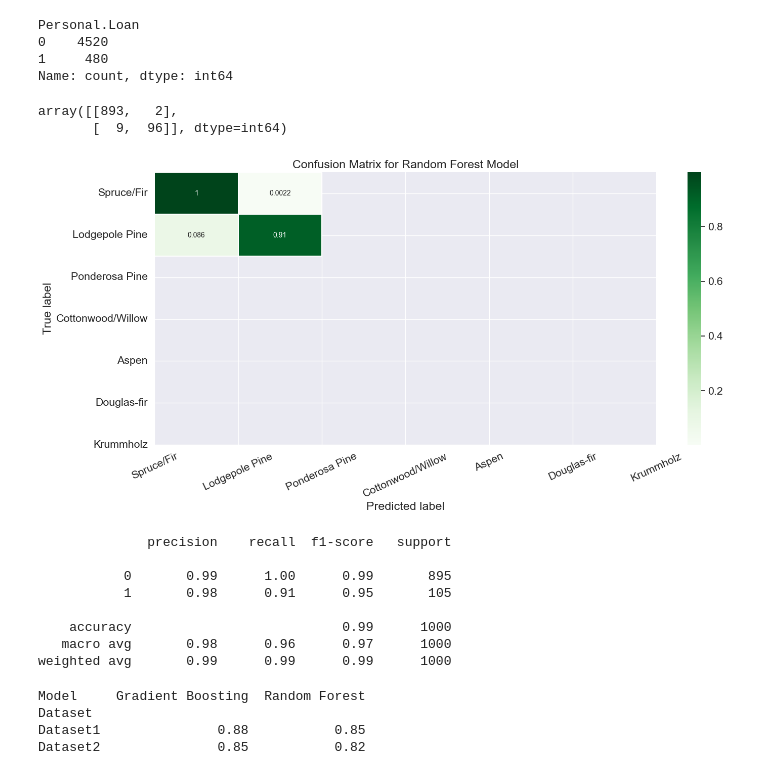
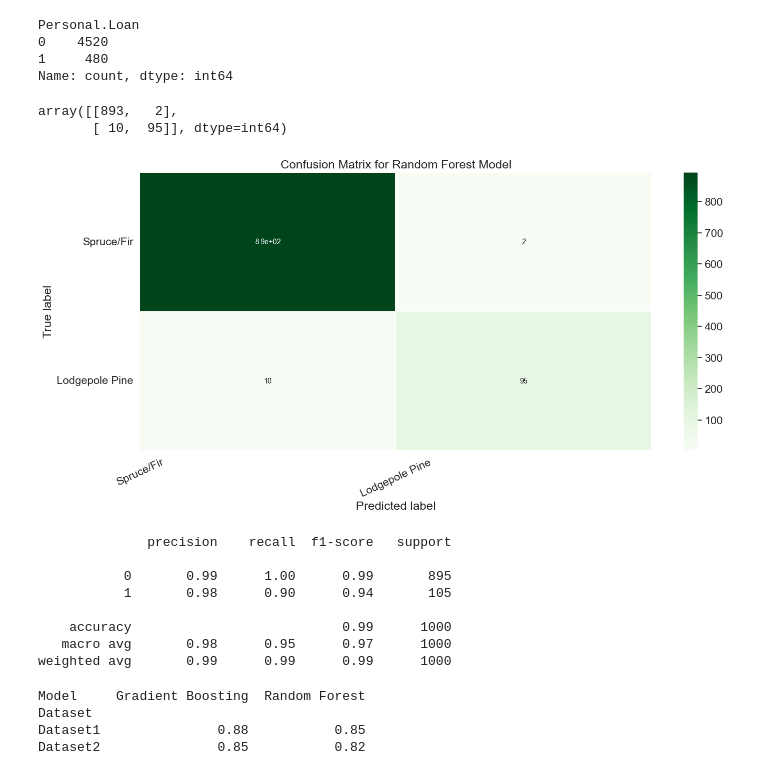
Before and after one commit to daniaahmedd/EnsembleLearning1, a Jupyter notebook: project1.ipynb, the cells around one changed output. Drawn from its saved outputs; the diff is of its cells as text; code cells hidden in the pictures.

```diff
--- a/project1.ipynb
+++ b/project1.ipynb
@@ -42,7 +70,7 @@ X_train,X_test,Y_train,Y_test = train_test_split(X, Y, test_size=0.2, random_sta
 # %%
 rf=RandomForestClassifier()
-rf.fit(X_train,Y_train)
+rf.fit(X_train_bankloan,Y_train_bankloan)
 # %% [output]
 RandomForestClassifier()
 # %%
-y_pred = rf.predict(X_test)
+y_pred_bankloan = rf.predict(X_test_bankloan)
@@ -53,0 +77,3 @@ Accuracy: 0.989
+# %%
+accuracy_bankloan =accuracy_score(Y_test_bankoloan,y_pred_bankloan)
+print("Accuracy:", accuracy_bankloan)
@@ -67,9 +95,9 @@ n_arr = [100,150,250]
 acc =[]
 for n in n_arr:
   rf=RandomForestClassifier(n_estimators=n)
-  rf.fit(X_train, Y_train)
-  y_pred = rf.predict(X_test)
-  accuracy =accuracy_score(Y_test,y_pred)
-  acc.append(accuracy)
+  rf.fit(X_train_bankloan, Y_train_bankloan)
+  y_pred_bankloan = rf.predict(X_test_bankloan)
+  accuracy_bankloan =accuracy_score(Y_test_bankoloan,y_pred_bankloan)
+  acc.append(accuracy_bankloan)
 acc
 # %% [output]
@@ -106,45 +134,43 @@ Personal.Loan
 0    4520
 1     480
 Name: count, dtype: int64
-# %%
-confusion_matrix(Y_test, y_pred)
-# %% [output]
-array([[893,   2],
-       [  9,  96]], dtype=int64)
+# %%
+confusion_matrix(Y_test_bankoloan, y_pred_bankloan)
+# %% [output]
+array([[893,   2],
+       [ 10,  95]], dtype=int64)
 # %%
 # Get and reshape confusion matrix data
-matrix = confusion_matrix(Y_test, y_pred)
-matrix = matrix.astype('float') / matrix.sum(axis=1)[:, np.newaxis]
+matrix_bankloan = confusion_matrix(Y_test_bankoloan, y_pred_bankloan)
+
 
 # Build the plot
 plt.figure(figsize=(16,7))
 sns.set(font_scale=1.4)
-sns.heatmap(matrix, annot=True, annot_kws={'size':10},
+sns.heatmap(matrix_bankloan, annot=True, annot_kws={'size':10},
             cmap=plt.cm.Greens, linewidths=0.2)
 
 # Add labels to the plot
-class_names = ['Spruce/Fir', 'Lodgepole Pine', 'Ponderosa Pine',
-               'Cottonwood/Willow', 'Aspen', 'Douglas-fir',
-               'Krummholz']
+class_names = ['Spruce/Fir', 'Lodgepole Pine']
 tick_marks = np.arange(len(class_names))
 tick_marks2 = tick_marks + 0.5
 plt.xticks(tick_marks, class_names, rotation=25)
 plt.yticks(tick_marks2, class_names, rotation=0)
 plt.xlabel('Predicted label')
 plt.ylabel('True label')
 plt.title('Confusion Matrix for Random Forest Model')
 plt.show()
 # %% [output]
-[figure, old version]
+[figure, new version]
 # %%
-print(classification_report(Y_test, y_pred))
+print(classification_report(Y_test_bankoloan, y_pred_bankloan))
 # %% [output]
               precision    recall  f1-score   support
 
            0       0.99      1.00      0.99       895
-           1       0.98      0.91      0.95       105
+           1       0.98      0.90      0.94       105
 
     accuracy                           0.99      1000
-   macro avg       0.98      0.96      0.97      1000
+   macro avg       0.98      0.95      0.97      1000
 weighted avg       0.99      0.99      0.99      1000
 # %%
```
Also changed, not shown: parts of 18 cells of this notebook.
